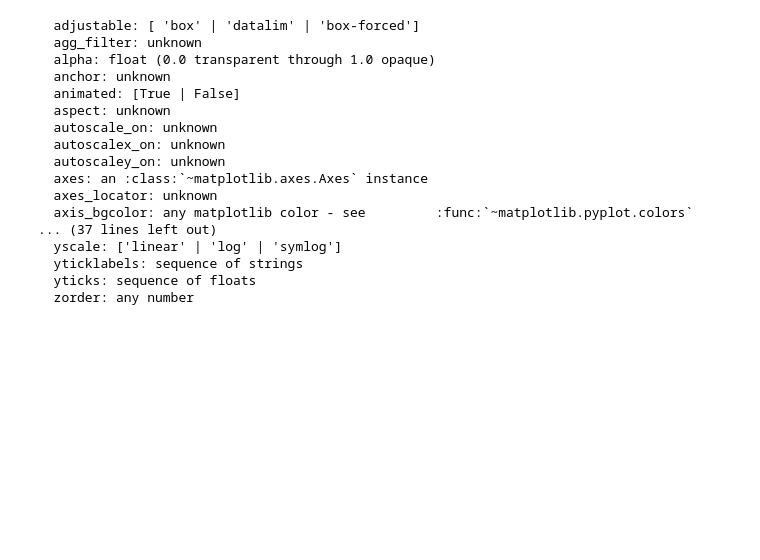
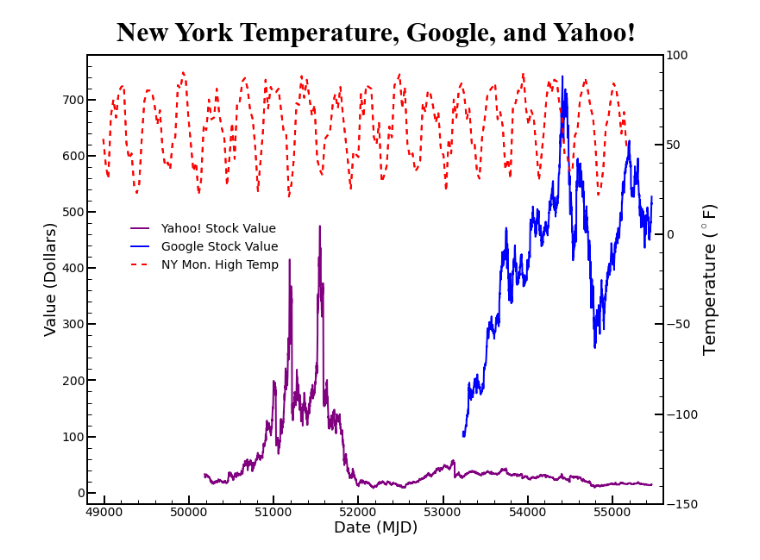
Before and after one commit to Phononic/Sean_Lubner_250HWs, a Jupyter notebook: hw3/hw3_b_Lubner.ipynb, the cells around one changed output. Saved outputs shown, nothing was run; the diff lists cells and outputs as text; code cells hidden in the pictures; blank space fills up the shorter version.

```diff
--- a/hw3/hw3_b_Lubner.ipynb
+++ b/hw3/hw3_b_Lubner.ipynb
@@ -14,55 +14,39 @@ yahoo = np.loadtxt('hw_3_data/yahoo_data.txt', skiprows=1)
 # %%
 # Generate the initial plot (figure, axes, lines)
 f1, ax1 = plt.subplots()
-f1.set_size_inches(11.2,8.56)
+f1.set_size_inches(11.2,8.56) # size of figure
 yahoo_line, = ax1.plot(yahoo[:,0], yahoo[:,1], c='purple', lw=2, label='Yahoo! Stock Value')
 google_line, = ax1.plot(google[:,0], google[:,1], c='blue', lw=2, label='Google Stock Value')
 ax2 = ax1.twinx() # double axis
 ny_line, = ax2.plot(ny[:,0], ny[:,1], c='red', ls='--', lw=2, label='NY Mon. High Temp')
-ax1.set_title('New York Temperature, Google, and Yahoo!', size=32, fontweight='bold', fontname='Times New Roman')
+t = ax1.set_title('New York Temperature, Google, and Yahoo!', size=32, fontweight='bold', fontname='Times New Roman')
 ax2.set_ylabel('Temperature ($^{\circ}$F)', size=20)
 ax1.set_xlabel('Date (MJD)', size=18)
 ax1.set_ylabel('Value (Dollars)', size=18)
+t.set_y(1.02) # move title up a little
 
 # Format axes, ticks & labels
 ax1.axis([48800, 55600, -20, 780])
 ax2.set_ylim(bottom=-150, top=100)
 ax1.xaxis.tick_bottom() # remove ticks at top
 plt.setp(ax1.get_xticklabels(), fontsize=14)
 plt.setp(ax1.get_yticklabels(), fontsize=14)
 plt.setp(ax2.get_yticklabels(), fontsize=14)
 ax1.tick_params('both', width=2, length=10, which='major')
 ax2.tick_params('both', width=2, length=10, which='major')
 ax1.xaxis.set_minor_locator(AutoMinorLocator())
 ax1.yaxis.set_minor_locator(AutoMinorLocator())
 ax2.yaxis.set_minor_locator(AutoMinorLocator())
 ax1.tick_params(which='minor', width=1, length=5)
 ax2.tick_params(which='minor', width=1, length=5)
+[i.set_linewidth(2) for i in ax1.spines.itervalues()]
 
 # Render and format legend
 ax1.lines.extend(ax2.lines) # add for legend
-l = ax1.legend(bbox_to_anchor=(0.35, 0.65), prop={'size':14}, markerscale=2)
+l = ax1.legend(bbox_to_anchor=(0.35, 0.65), prop={'size':14})
 l.draw_frame(False) # no box
 f1.tight_layout()
 
 plt.savefig('stocks_matplotlib.png', dpi=150) # Save the figure
+# %% [output]
+[figure, added]
-# %%
-plt.setp(ax1)
-# %% [output]
-  adjustable: [ 'box' | 'datalim' | 'box-forced']
-  agg_filter: unknown
-  alpha: float (0.0 transparent through 1.0 opaque)
-  anchor: unknown
-  animated: [True | False]
-  aspect: unknown
-  autoscale_on: unknown
-  autoscalex_on: unknown
-  autoscaley_on: unknown
-  axes: an :class:`~matplotlib.axes.Axes` instance
-  axes_locator: unknown
-  axis_bgcolor: any matplotlib color - see         :func:`~matplotlib.pyplot.colors`
-... (37 lines left out)
-  yscale: ['linear' | 'log' | 'symlog']
-  yticklabels: sequence of strings
-  yticks: sequence of floats
-  zorder: any number
```
Also changed, not shown: 1 other file.
